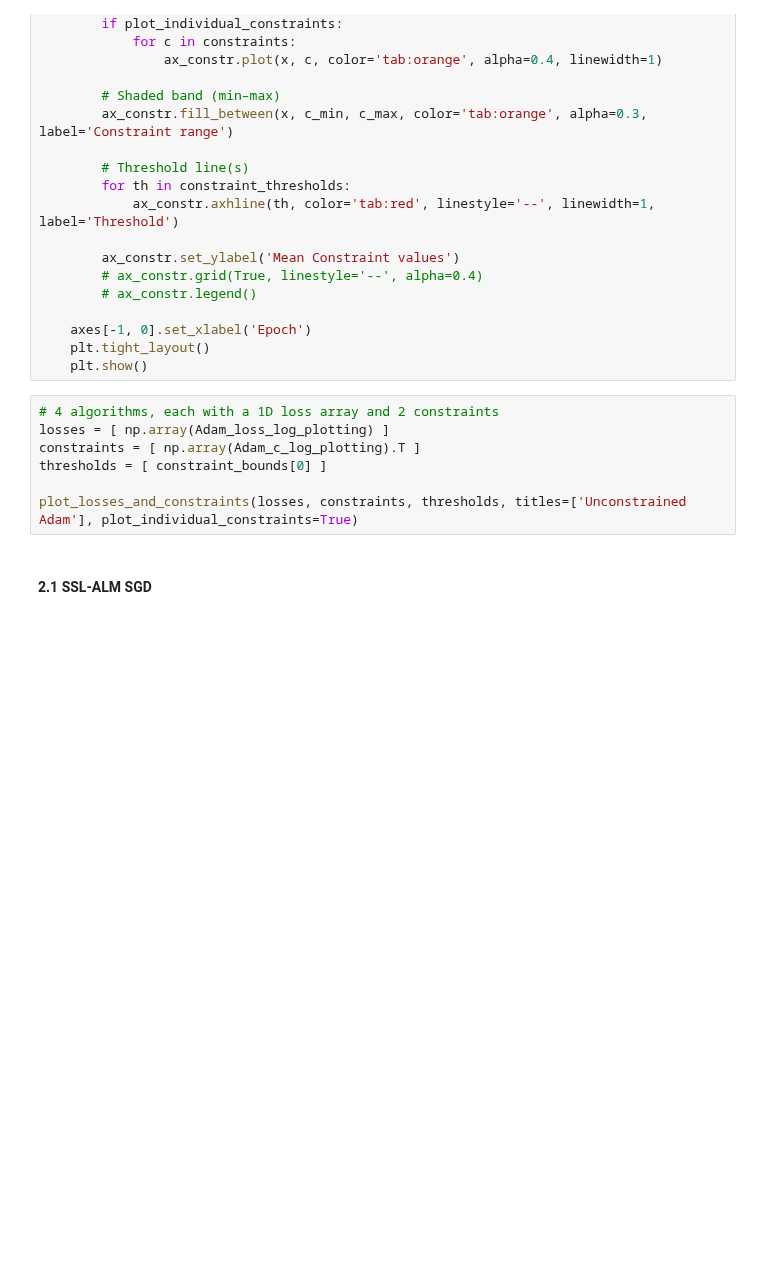
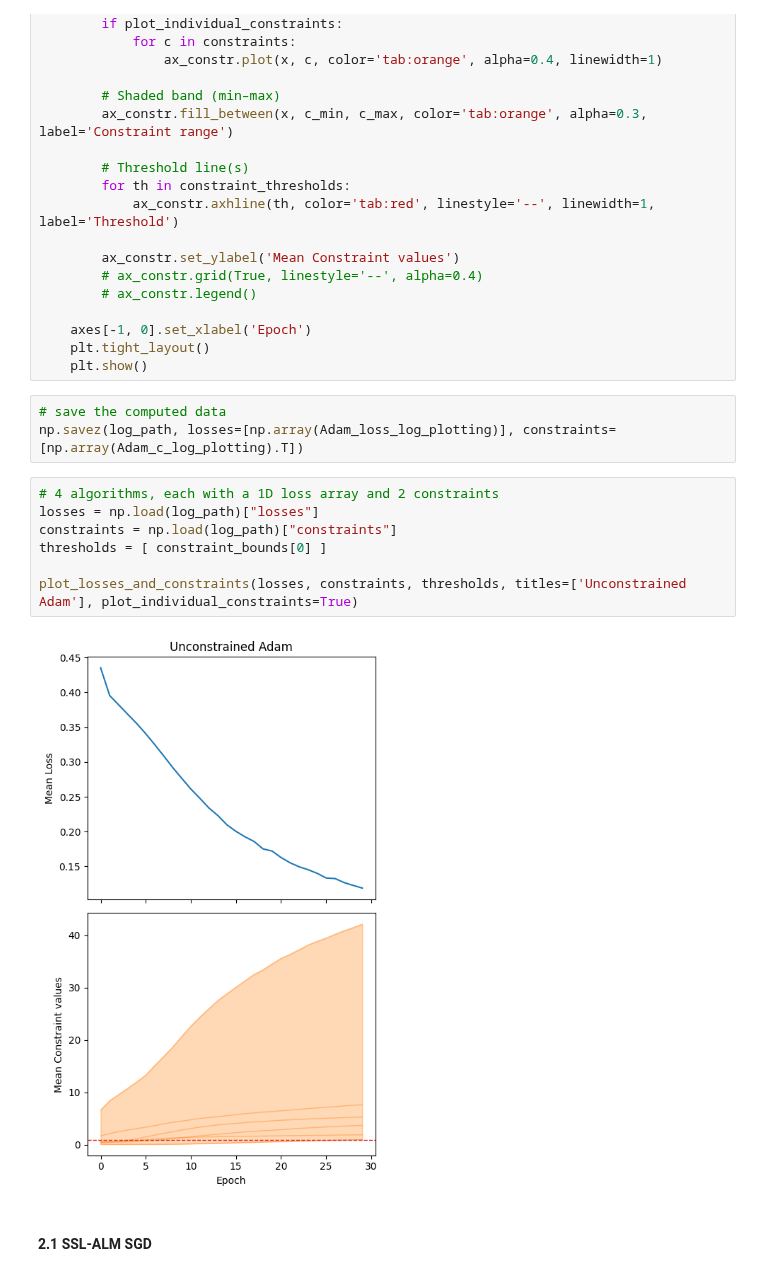
Before and after one commit to andrewklayk/humancompatible-train, a Jupyter notebook: examples/benchmarking.ipynb, the cells around one changed output. Saved outputs shown, nothing was run; the diff lists cells and outputs as text; blank space fills up the shorter version.

```diff
--- a/examples/benchmarking.ipynb
+++ b/examples/benchmarking.ipynb
@@ -247,13 +250,18 @@ def plot_losses_and_constraints(
     axes[-1, 0].set_xlabel('Epoch')
     plt.tight_layout()
     plt.show()
+# %%
+# save the computed data
+np.savez(log_path, losses=[np.array(Adam_loss_log_plotting)], constraints=[np.array(Adam_c_log_plotting).T])
 # %%
 # 4 algorithms, each with a 1D loss array and 2 constraints
-losses = [ np.array(Adam_loss_log_plotting) ]
-constraints = [ np.array(Adam_c_log_plotting).T ]
+losses = np.load(log_path)["losses"]
+constraints = np.load(log_path)["constraints"]
 thresholds = [ constraint_bounds[0] ]
 
 plot_losses_and_constraints(losses, constraints, thresholds, titles=['Unconstrained Adam'], plot_individual_constraints=True)
+# %% [output]
+[figure, added]
 # %% [markdown]
 #### 2.1 SSL-ALM SGD
 # %%
```
Also changed, not shown: parts of 7 cells of this notebook.
